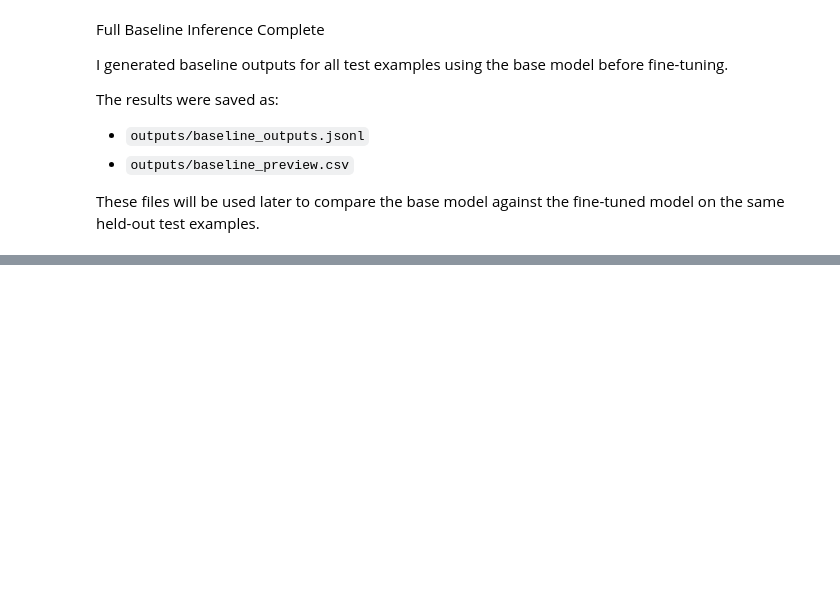
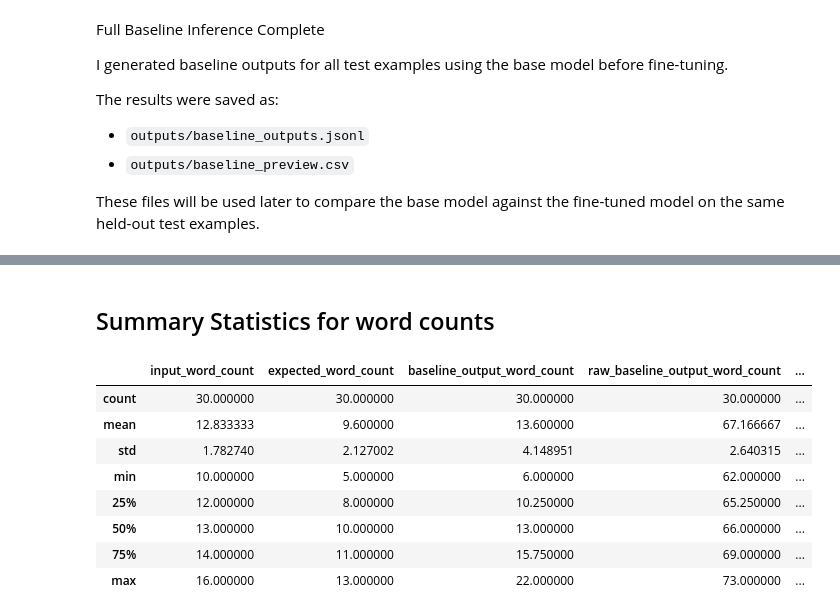
Before and after one commit to surabhi1914/human-message-rewriter, a Jupyter notebook: notebooks/03_baseline_inference.ipynb, the cells around one changed output, grey strips where cells are left out. Saved outputs shown, nothing was run; the diff lists cells and outputs as text; code cells hidden in the pictures; blank space fills up the shorter version.

```diff
--- a/notebooks/03_baseline_inference.ipynb
+++ b/notebooks/03_baseline_inference.ipynb
@@ -508,0 +571,22 @@ These files will be used later to compare the base model against the fine-tuned
+# %%
+baseline_df["extra_generated_words"] = baseline_df["raw_baseline_output_word_count"] - baseline_df["baseline_output_word_count"]
+# %% [markdown]
+## Summary Statistics for word counts
+# %%
+baseline_df[[
+    "input_word_count",
+    "expected_word_count",
+    "baseline_output_word_count",
+    "raw_baseline_output_word_count",
+    "extra_generated_words"
+]].describe()
+# %% [output]
+|  | input_word_count | expected_word_count | baseline_output_word_count | raw_baseline_output_word_count | ... |
+| count | 30.000000 | 30.000000 | 30.000000 | 30.000000 | ... |
+| mean | 12.833333 | 9.600000 | 13.600000 | 67.166667 | ... |
+| std | 1.782740 | 2.127002 | 4.148951 | 2.640315 | ... |
+| min | 10.000000 | 5.000000 | 6.000000 | 62.000000 | ... |
+| 25% | 12.000000 | 8.000000 | 10.250000 | 65.250000 | ... |
+| 50% | 13.000000 | 10.000000 | 13.000000 | 66.000000 | ... |
+| 75% | 14.000000 | 11.000000 | 15.750000 | 69.000000 | ... |
+| max | 16.000000 | 13.000000 | 22.000000 | 73.000000 | ... |
```
Also changed, not shown: parts of 28 cells of this notebook.
